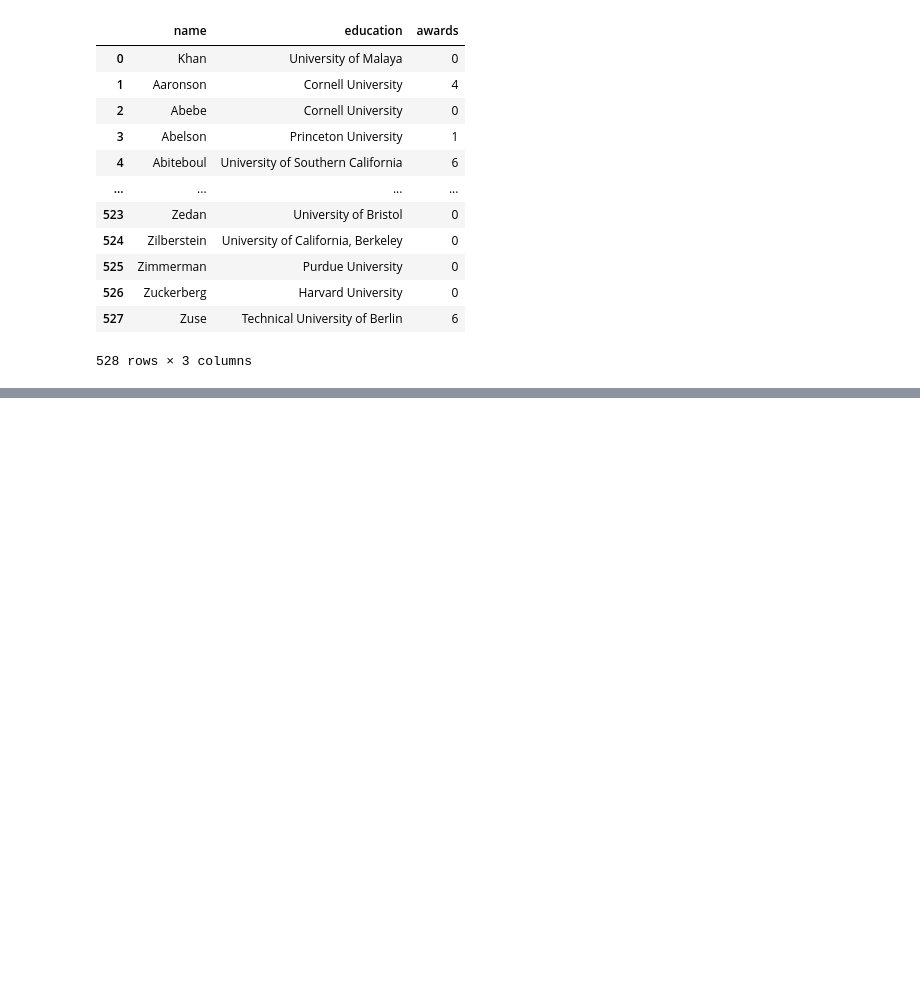
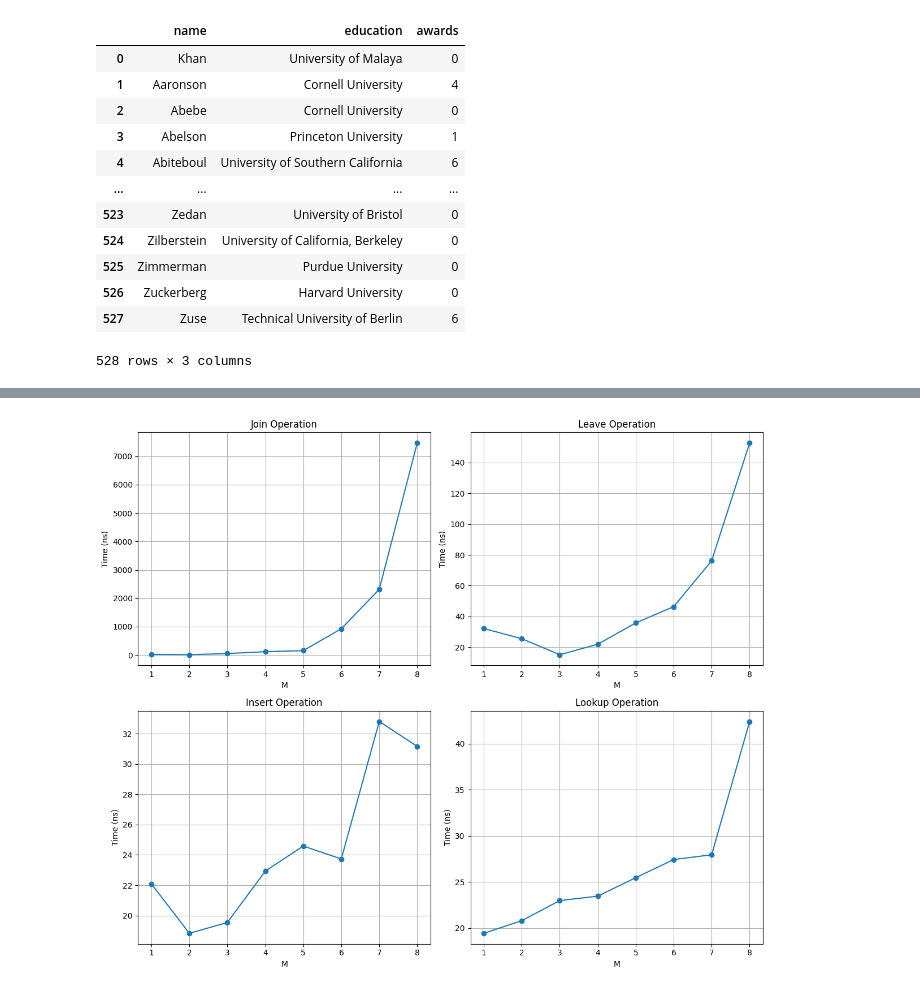
Before and after one commit to georgegkonis/chord-dht-analysis, a Jupyter notebook: notebooks/chord_dht_analysis.ipynb, the cells around one changed output, grey strips where cells are left out. Drawn from its saved outputs; the diff is of its cells as text; code cells hidden in the pictures; blank space fills up the shorter version.

Commit message:
feat: perform benchmarks for chord

```diff
--- a/notebooks/chord_dht_analysis.ipynb
+++ b/notebooks/chord_dht_analysis.ipynb
@@ -82,0 +96,10 @@ for m, chord in chords.items():
+# %%
+for m, chord in chords.items():
+    t_sum = 0
+    for _, row in df.iterrows():
+        t1 = timeit.default_timer()
+        chord.insert(row['education'], {'name': row['name'], 'awards': row['awards']})
+        t2 = timeit.default_timer()
+        t_sum += (t2 - t1) * 1000_000
+
+    op_df.loc[m, 'insert'] = t_sum / len(df)
@@ -82,0 +110,10 @@ for m, chord in chords.items():
+# %%
+for m, chord in chords.items():
+    t_sum = 0
+    for _, row in df.iterrows():
+        t1 = timeit.default_timer()
+        chord.lookup(row['education'])
+        t2 = timeit.default_timer()
+        t_sum += (t2 - t1) * 1000_000
+
+    op_df.loc[m, 'lookup'] = t_sum / len(df)
@@ -82,0 +124,5 @@ for m, chord in chords.items():
+# %%
+op_df = op_df.round(2)
+op_df.to_csv('../report/chord_dht_analysis.csv')
+
+op_df
@@ -82,0 +140,19 @@ for m, chord in chords.items():
+# %%
+import matplotlib.pyplot as plt
+
+fig, axs = plt.subplots(2, 2, figsize=(12, 10))
+
+operations = ['join', 'leave', 'insert', 'lookup']
+
+for ax, op in zip(axs.flatten(), operations):
+    op_df[op].plot(kind='line', marker='o', ax=ax)
+    ax.set_title(f'{op.capitalize()} Operation')
+    ax.set_xlabel('M')
+    ax.set_ylabel('Time (ns)')
+    ax.grid(True)
+
+plt.tight_layout()
+plt.savefig('../report/chord_dht_analysis.png')
+plt.show()
+# %% [output]
+[figure, added]
```
Also changed, not shown: parts of 16 cells of this notebook.
